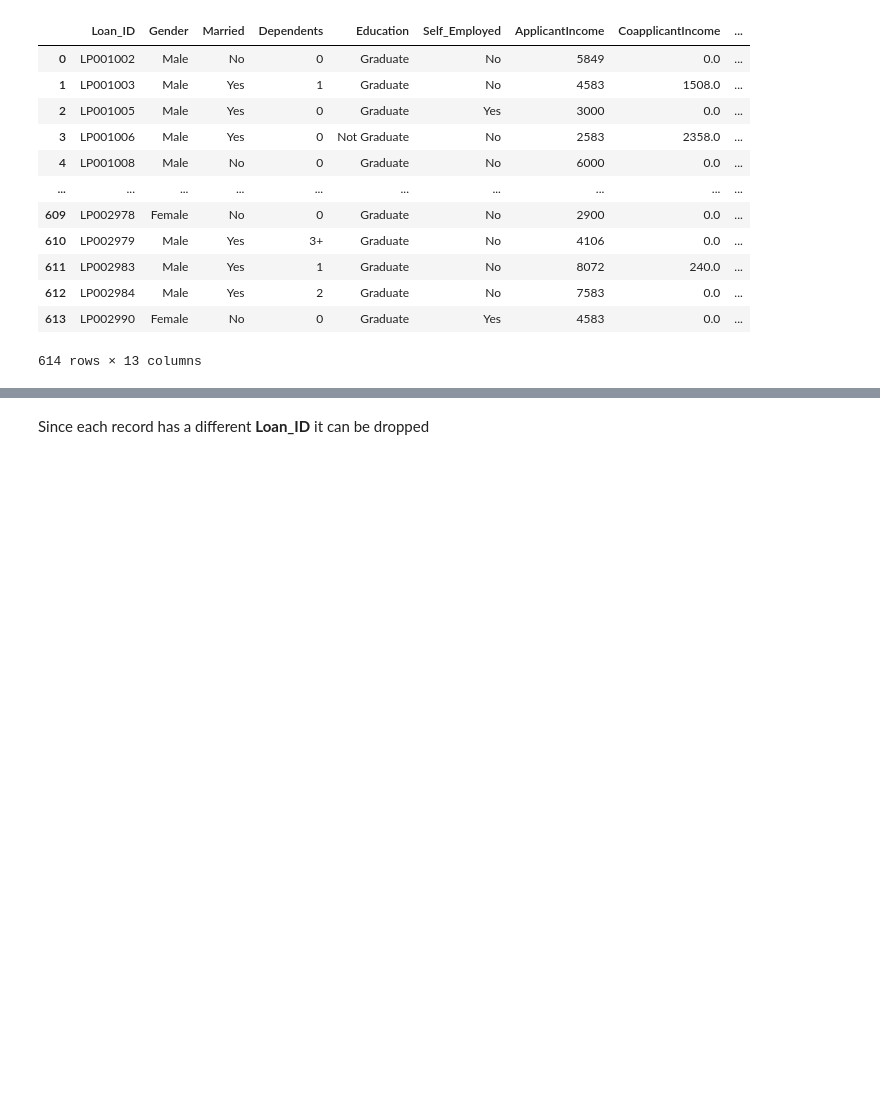
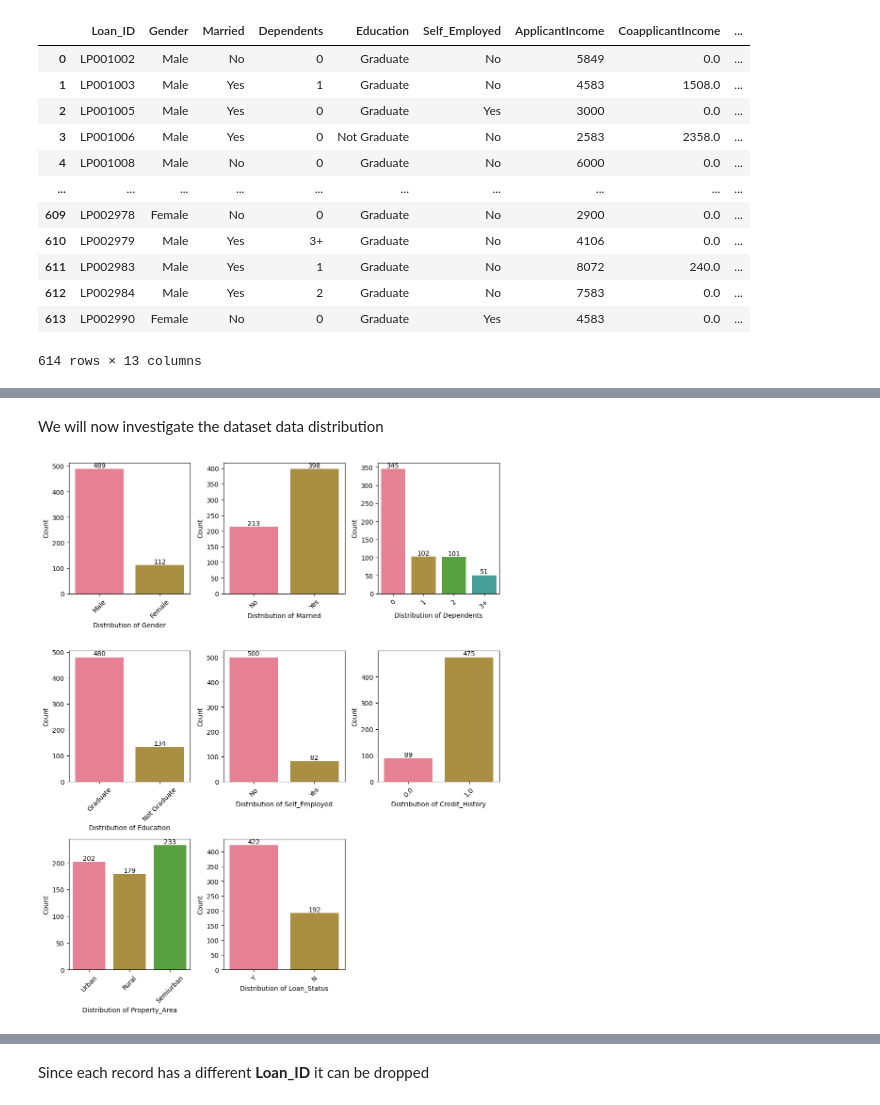
Before and after one commit to NiccoloMarzi/Ethics-in-AI, a Jupyter notebook: loan_eligibility.ipynb, the cells around one changed output, grey strips where cells are left out. Saved outputs shown, nothing was run; the diff lists cells and outputs as text; code cells hidden in the pictures; blank space fills up the shorter version.

```diff
--- a/loan_eligibility.ipynb
+++ b/loan_eligibility.ipynb
@@ -50,0 +61,2 @@ df
+# %% [markdown]
+We will now investigate the dataset data distribution
@@ -50,0 +108,10 @@ df
+# %%
+palette = sns.color_palette("husl")
+#convert float64 to object
+df['Credit_History'] = df['Credit_History'].astype('object')
+discrete_columns = df.select_dtypes(include=['object']).columns.tolist()[1:]
+
+
+plot_column_distributions(df[discrete_columns], palette)
+# %% [output]
+[figure, added]
```
Also changed, not shown: parts of 34 cells of this notebook.
